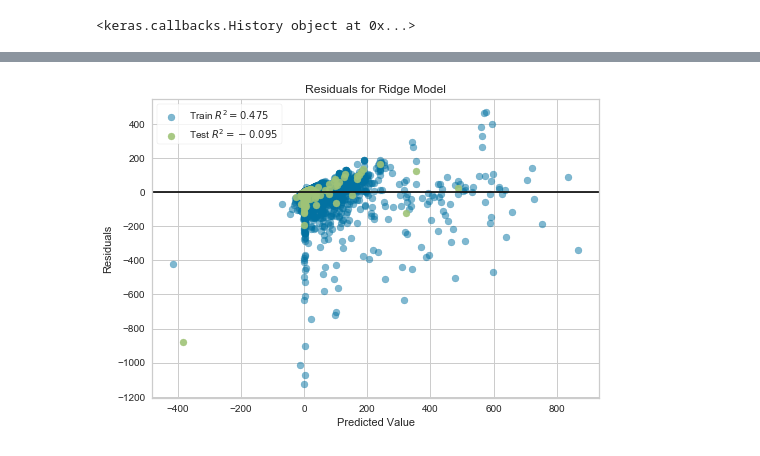
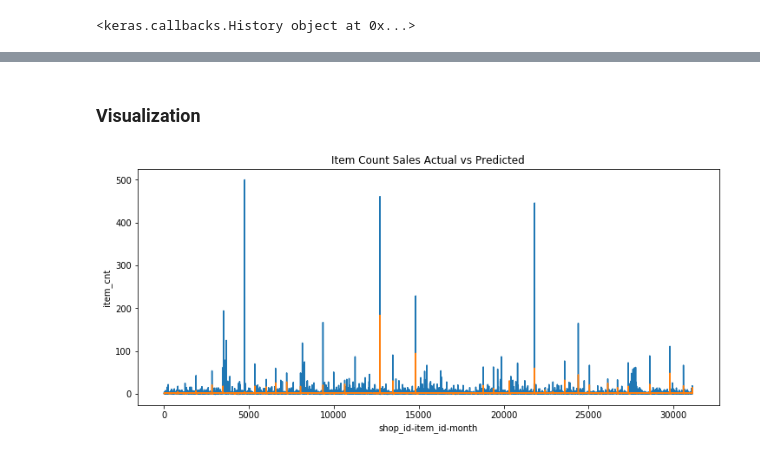
Before and after one commit to dj-more/Udacity-capstone, a Jupyter notebook: PredictSales-DeepNeuralNet.ipynb, the cells around one changed output, grey strips where cells are left out. Cells and saved outputs as stored; diff of their text form; code cells hidden in the pictures.

```diff
--- a/PredictSales-DeepNeuralNet.ipynb
+++ b/PredictSales-DeepNeuralNet.ipynb
@@ -253,0 +277,3 @@ RMSE: 4.4656639318103
+# %%
+y_pred=y_pred.reshape((-1,))
+print(y_pred.shape,y_test.shape)
@@ -274,13 +290,17 @@ plt.show()
-# %%
-from sklearn.linear_model import Ridge
-from yellowbrick.regressor import ResidualsPlot
-
-# Instantiate the linear model and visualizer
-ridge = Ridge()
-visualizer = ResidualsPlot(ridge)
-
-visualizer.fit(X_train, y_train)  # Fit the training data to the visualizer
-visualizer.score(X_test, y_test)  # Evaluate the model on the test data
-g = visualizer.poof()             # Draw/show/poof the data
-# %% [output]
-[figure, removed]
+# %% [markdown]
+### Visualization
+# %%
+from matplotlib import pyplot as plt
+
+# Plot model performance on test set
+fig = plt.figure(figsize = (12,5))
+ax = fig.add_subplot(111)
+x = np.array(range(1, len(y_test)+1))
+y = np.transpose([y_test,y_pred])
+#ax.set_ylim((0.0, 2500.0))
+ax.set(xlabel='shop_id-item_id-month',ylabel='item_cnt')
+ax.set_title('Item Count Sales Actual vs Predicted')
+ax.plot(x, y)
+fig.show()
+# %% [output]
+[figure, added]
```
Also changed, not shown: parts of 10 cells of this notebook, 6 other files.
